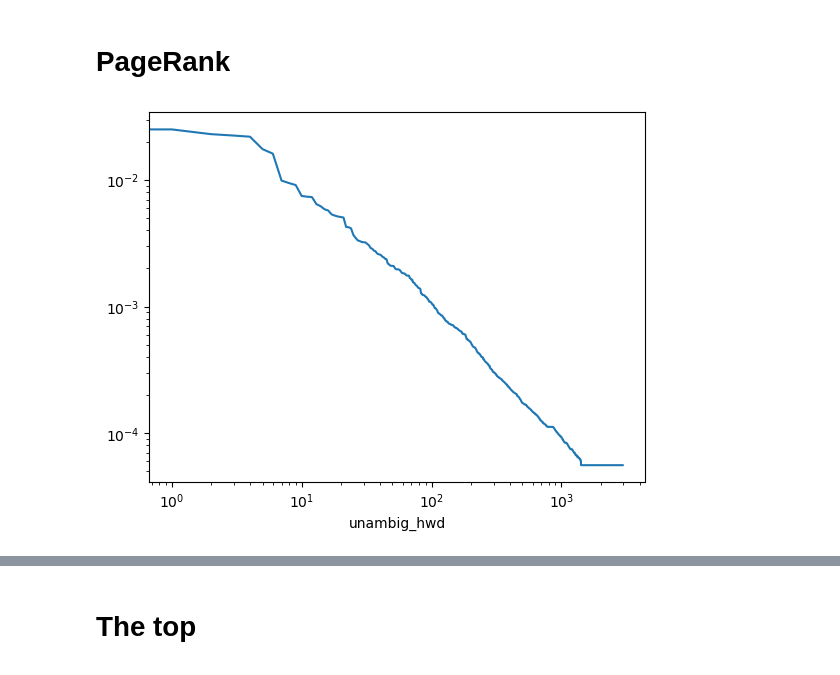
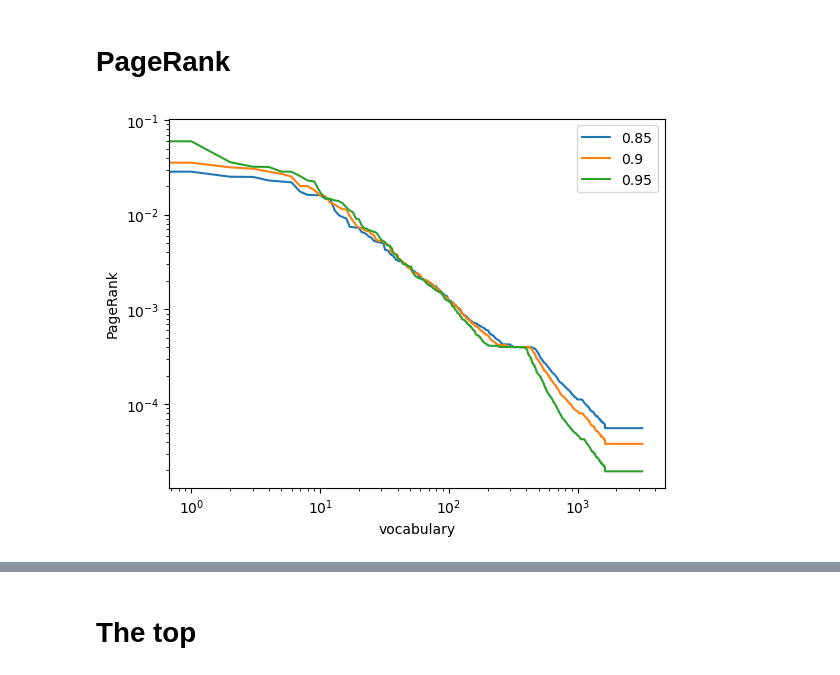
Before and after one commit to makrai/4lang-with-them-roles, a Jupyter notebook: pagerank.ipynb, the cells around one changed output, grey strips where cells are left out. Cells and saved outputs as stored; diff of their text form; code cells hidden in the pictures.

```diff
--- a/pagerank.ipynb
+++ b/pagerank.ipynb
@@ -239,10 +268,23 @@ fl.set_index('unambig_hwd', inplace=True)
-# %%
-fl['pagerank'] = dict(zip(def_graph.nodes, scores))
-# %%
-fl.sort_values('pagerank', ascending=False, inplace=True)
-# %%
-fl.pagerank.plot()
-plt.xscale('log')
-plt.yscale('log')
-# %% [output]
-[figure, removed]
+# %%
+def get_pagerank_df():
+    columns = {}
+    for damping_factor in [.85, .9, .95]:
+        scores = PageRank(damping_factor=damping_factor).fit_predict(nx.adjacency_matrix(def_graph))
+        columns[f'pagerank_{damping_factor}'] = dict(zip(def_graph.nodes, scores))
+    df = pd.DataFrame(columns)
+    df['primitive'] = [w not in fl.index for w in df.index]
+    return df
+# %%
+pageRank_df = get_pagerank_df()
+# %%
+factors = [.85, .9, .95]
+for damping_factor in factors:
+    plt.plot(pageRank_df[f'pagerank_{damping_factor}'].sort_values(ascending=False).values)
+plt.xscale('log')
+plt.yscale('log')
+plt.legend(factors)
+plt.xlabel('vocabulary')
+plt.ylabel('PageRank')
+plt.savefig(f'/home/makrai/repo/paper/thesis/makrai_phd/img/pageRank-sorted-separately.png')
+# %% [output]
+[figure, added]
```
Also changed, not shown: parts of 22 cells of this notebook.
